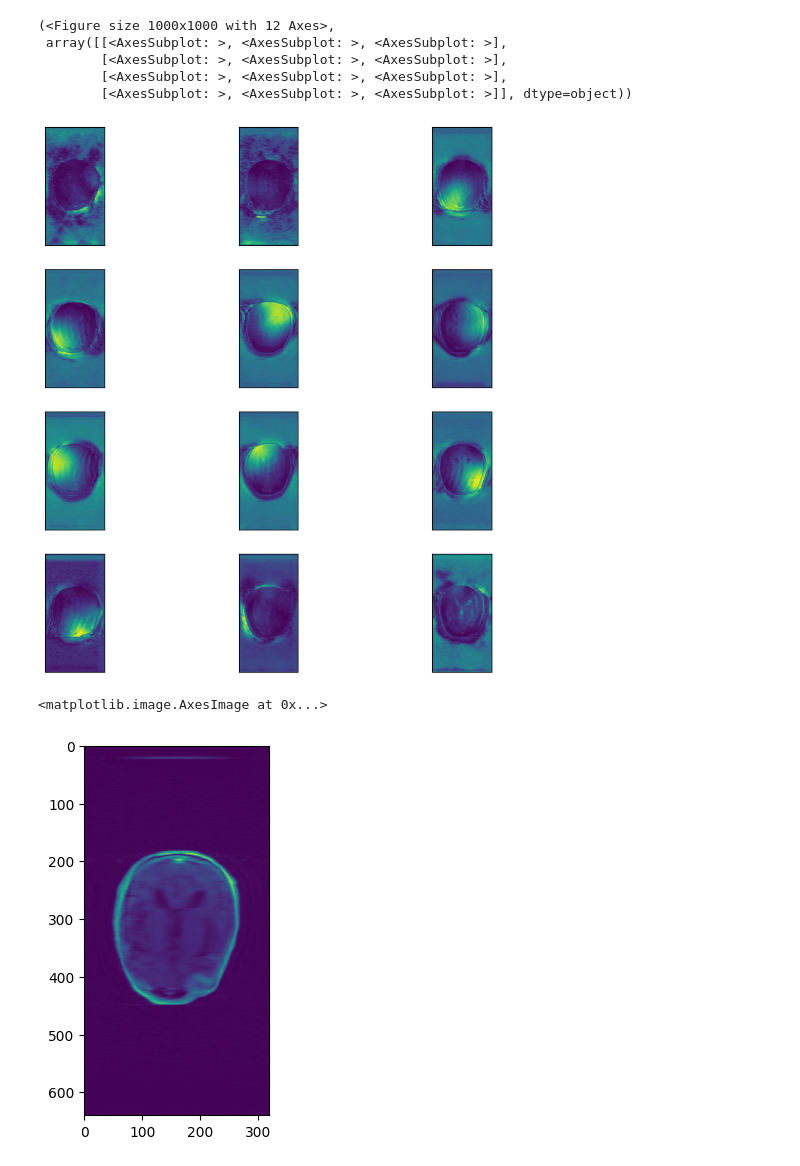
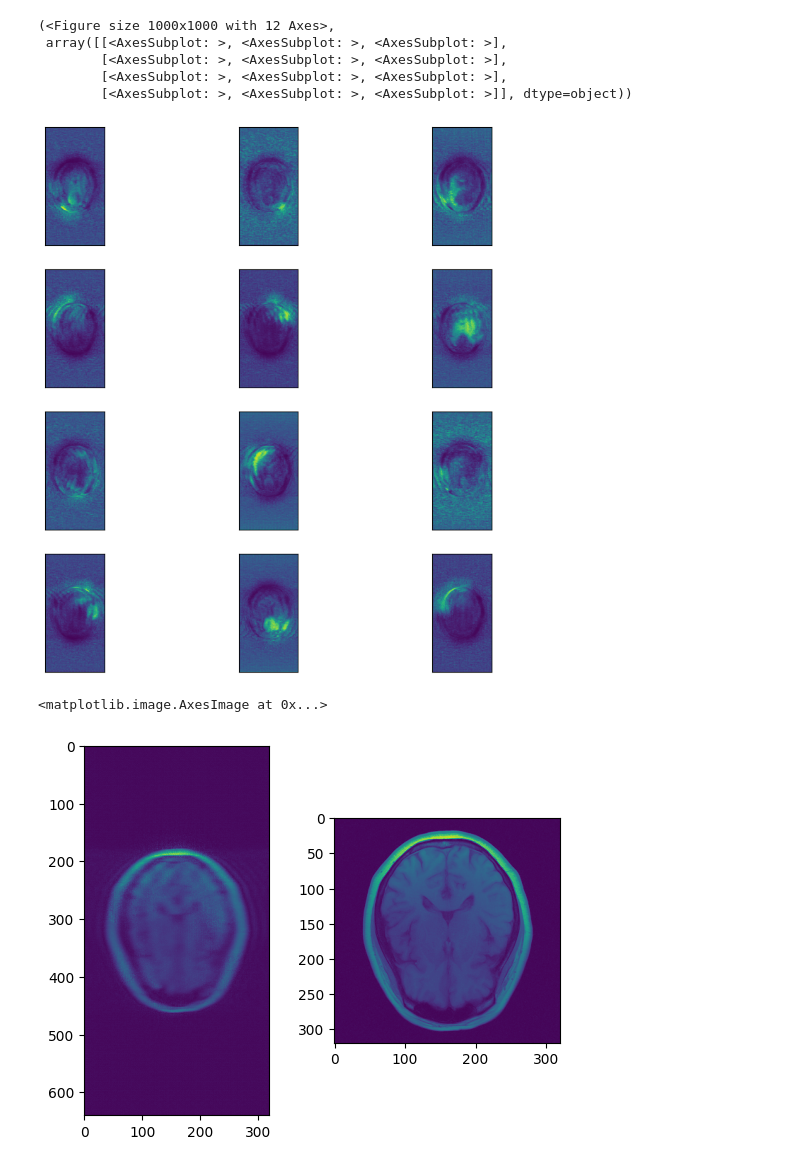
Before and after one commit to brendo-k/mri_machine_learning_reconstruction, a Jupyter notebook: train_varnet.ipynb, the cells around one changed output. Cells and saved outputs as stored; diff of their text form; code cells hidden in the pictures.

```diff
--- a/train_varnet.ipynb
+++ b/train_varnet.ipynb
@@ -21,8 +21,8 @@ transforms = Compose(
         normalize(),
     )
 )
-dataset = UndersampledSliceDataset('/home/kadotab/header.json', transforms=transforms, R=4)
-dataloader = DataLoader(dataset, batch_size=2, collate_fn=collate_fn)
+dataset = UndersampledSliceDataset('/home/kadotab/val_16_header.json', transforms=transforms, R=4)
+dataloader = DataLoader(dataset, batch_size=1, collate_fn=collate_fn)
 # %%
 data = next(iter(dataloader))
 # %%
@@ -49,8 +49,10 @@ VarNet(
   )
 )
 # %%
-from ml_recon.Utils.load_checkpoint import load_checkpoint
+from ml_recon.utils.load_checkpoint import load_checkpoint
 
-model, optim = load_checkpoint('/home/kadotab/python/ml/ml_recon/Model_Weights/20230504-072220VarNet.pt', model, optimizer)
+model, optim = load_checkpoint('/home/kadotab/python/ml/ml_recon/Model_Weights/20230516-124015VarNet.pt', model, optimizer)
 # %%
 sense = model.sens_model(data['k_space'].to(device))
+# %%
+output = model(data['k_space'].to(device), data['mask'].to(device))
@@ -62,9 +67,11 @@ image_slices(sense.cpu().detach()[0])
         [<AxesSubplot: >, <AxesSubplot: >, <AxesSubplot: >],
         [<AxesSubplot: >, <AxesSubplot: >, <AxesSubplot: >],
         [<AxesSubplot: >, <AxesSubplot: >, <AxesSubplot: >]], dtype=object))
-[figure, old version]
+[figure, new version]
 # %%
-plt.imshow(ifft_2d_img(output.cpu().detach()[0]).abs().pow(2).sum(0).sqrt())
+fig, ax = plt.subplots(1, 2)
+ax[0].imshow(ifft_2d_img(output.cpu().detach()[0]).abs().pow(2).sum(0).sqrt())
+ax[1].imshow(data['recon'][0])
 # %% [output]
 <matplotlib.image.AxesImage at 0x...>
-[figure, old version]
+[figure, new version]
```
Also changed, not shown: parts of 4 cells of this notebook, 10 other files.
